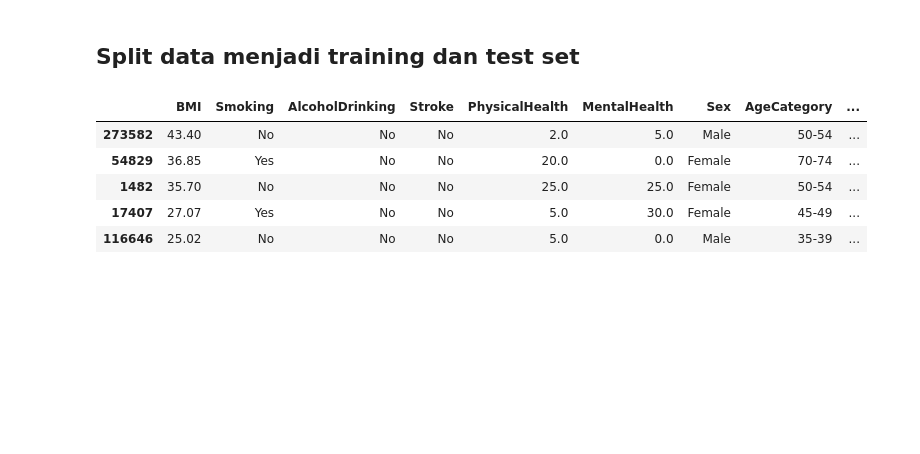
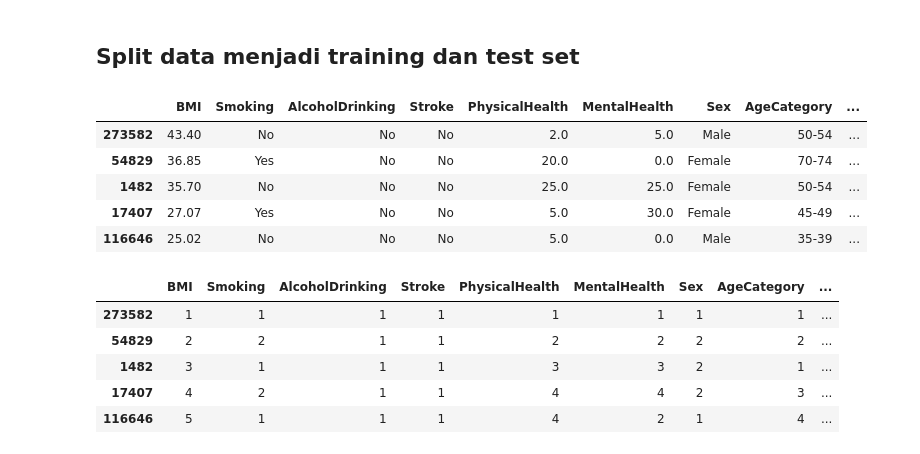
Before and after one commit to TaffanM/Heart-Disease-Decision-Tree-Learning, a Jupyter notebook: HeartDecisionTree.ipynb, the cells around one changed output. Drawn from its saved outputs; the diff is of its cells as text; code cells hidden in the pictures; blank space fills up the shorter version.

```diff
--- a/HeartDecisionTree.ipynb
+++ b/HeartDecisionTree.ipynb
@@ -69,0 +76,15 @@ x_train.head()
+# %%
+# encode variables with ordinal encoding
+encoder = ce.OrdinalEncoder(cols=['BMI', 'Smoking', 'AlcoholDrinking', 'Stroke', 'PhysicalHealth', 'MentalHealth', 'Sex', 'AgeCategory', 'PhysicalActivity', 'GenHealth', 'SleepTime'])
+
+x_train = encoder.fit_transform(x_train)
+x_test = encoder.transform(x_test)
+
+x_train.head()
+# %% [output]
+|  | BMI | Smoking | AlcoholDrinking | Stroke | PhysicalHealth | MentalHealth | Sex | AgeCategory | ... |
+| 273582 | 1 | 1 | 1 | 1 | 1 | 1 | 1 | 1 | ... |
+| 54829 | 2 | 2 | 1 | 1 | 2 | 2 | 2 | 2 | ... |
+| 1482 | 3 | 1 | 1 | 1 | 3 | 3 | 2 | 1 | ... |
+| 17407 | 4 | 2 | 1 | 1 | 4 | 4 | 2 | 3 | ... |
+| 116646 | 5 | 1 | 1 | 1 | 4 | 2 | 1 | 4 | ... |
```
Also changed, not shown: parts of 12 cells of this notebook.
